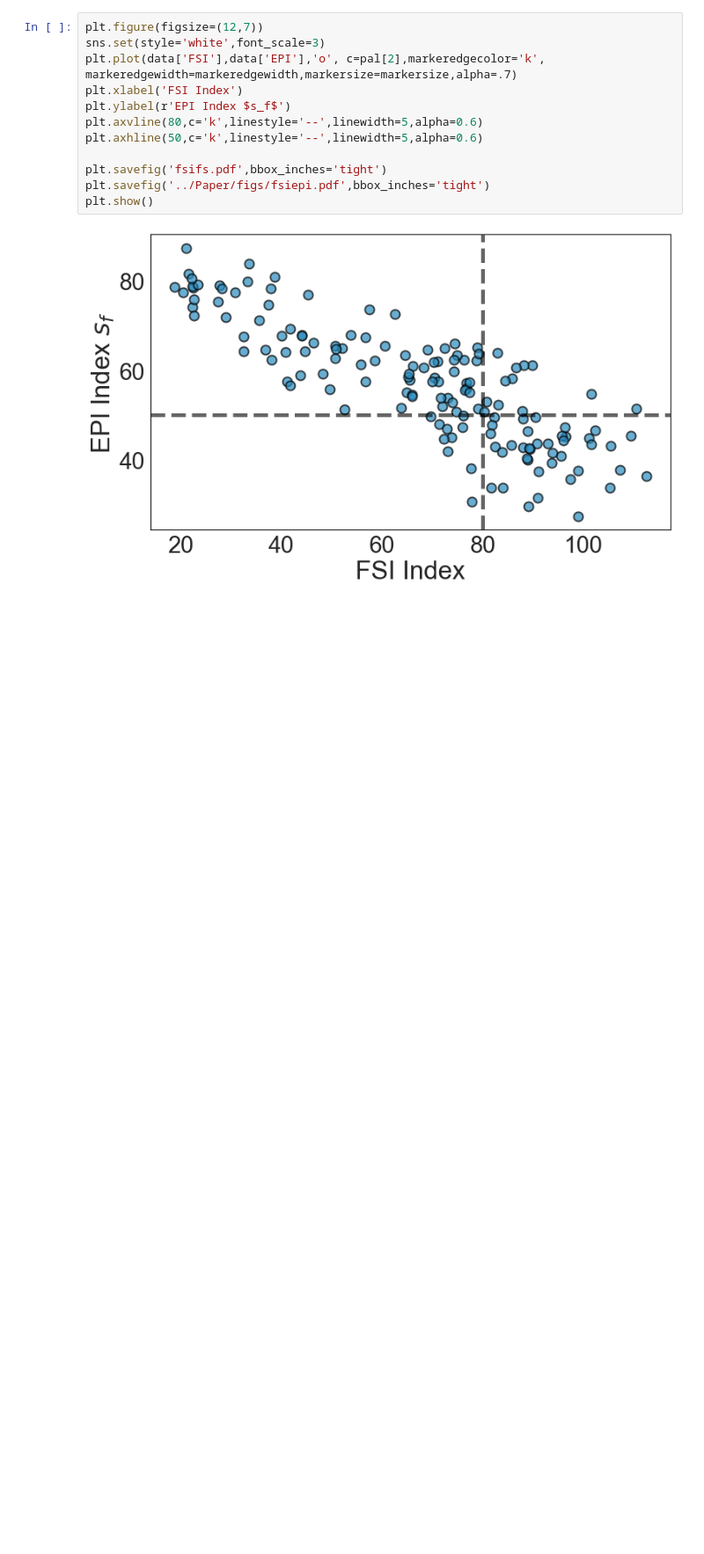
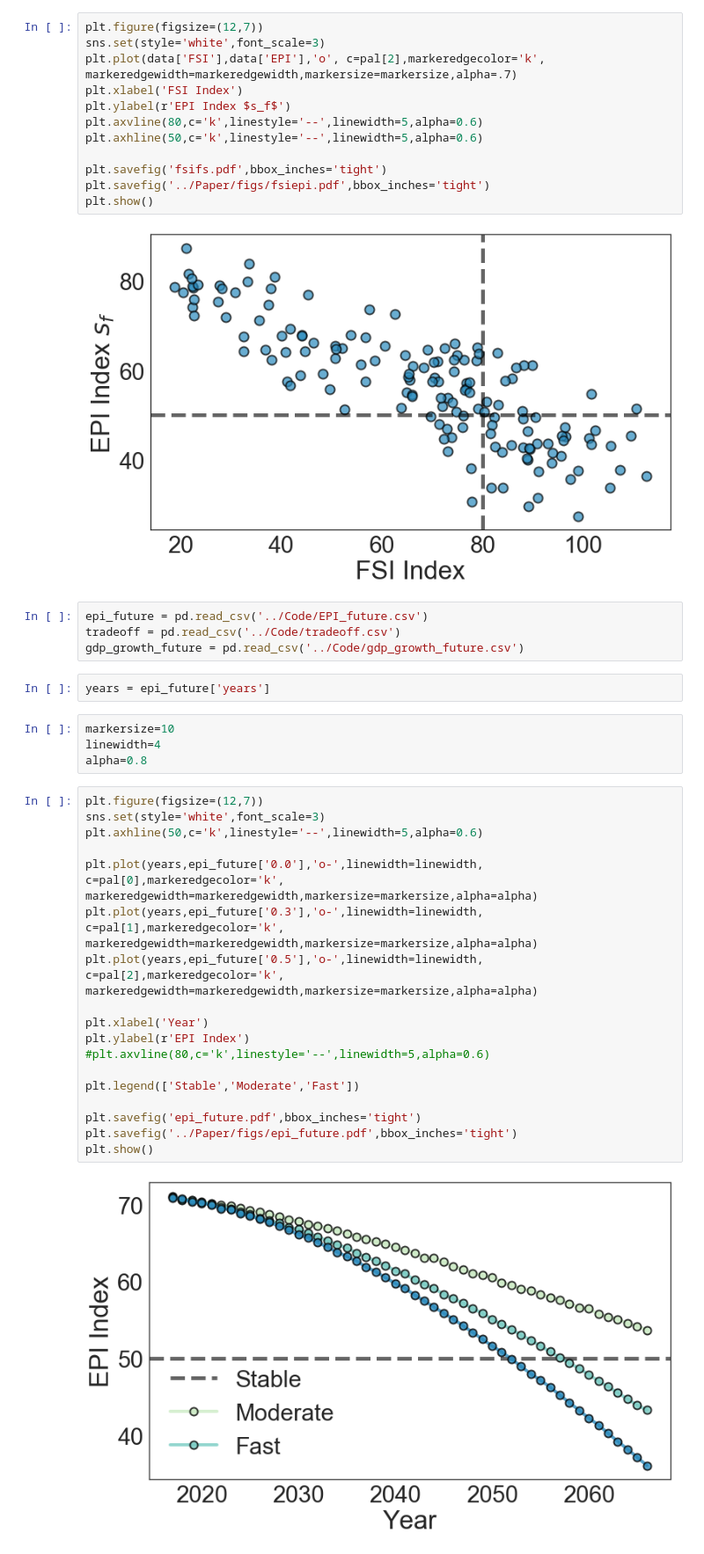
Before and after one commit to rhythmswing/ClimateFragility, a Jupyter notebook: Visual/Untitled.ipynb, the cells around one changed output. Shown: that part at 88% size. Cells and saved outputs as stored; diff of their text form; blank space fills up the shorter version.

```diff
--- a/Visual/Untitled.ipynb
+++ b/Visual/Untitled.ipynb
@@ -143,3 +149,33 @@ plt.savefig('../Paper/figs/fsiepi.pdf',bbox_inches='tight')
 plt.show()
 # %% [output]
 [figure]
+# %%
+epi_future = pd.read_csv('../Code/EPI_future.csv')
+tradeoff = pd.read_csv('../Code/tradeoff.csv')
+gdp_growth_future = pd.read_csv('../Code/gdp_growth_future.csv')
+# %%
+years = epi_future['years']
+# %%
+markersize=10
+linewidth=4
+alpha=0.8
+# %%
+plt.figure(figsize=(12,7))
+sns.set(style='white',font_scale=3)
+plt.axhline(50,c='k',linestyle='--',linewidth=5,alpha=0.6)
+
+plt.plot(years,epi_future['0.0'],'o-',linewidth=linewidth, c=pal[0],markeredgecolor='k', markeredgewidth=markeredgewidth,markersize=markersize,alpha=alpha)
+plt.plot(years,epi_future['0.3'],'o-',linewidth=linewidth, c=pal[1],markeredgecolor='k', markeredgewidth=markeredgewidth,markersize=markersize,alpha=alpha)
+plt.plot(years,epi_future['0.5'],'o-',linewidth=linewidth, c=pal[2],markeredgecolor='k', markeredgewidth=markeredgewidth,markersize=markersize,alpha=alpha)
+
+plt.xlabel('Year')
+plt.ylabel(r'EPI Index')
+#plt.axvline(80,c='k',linestyle='--',linewidth=5,alpha=0.6)
+
+plt.legend(['Stable','Moderate','Fast'])
+
+plt.savefig('epi_future.pdf',bbox_inches='tight')
+plt.savefig('../Paper/figs/epi_future.pdf',bbox_inches='tight')
+plt.show()
+# %% [output]
+[figure, added]
```
Also changed, not shown: parts of 5 cells of this notebook, 20 other files.
